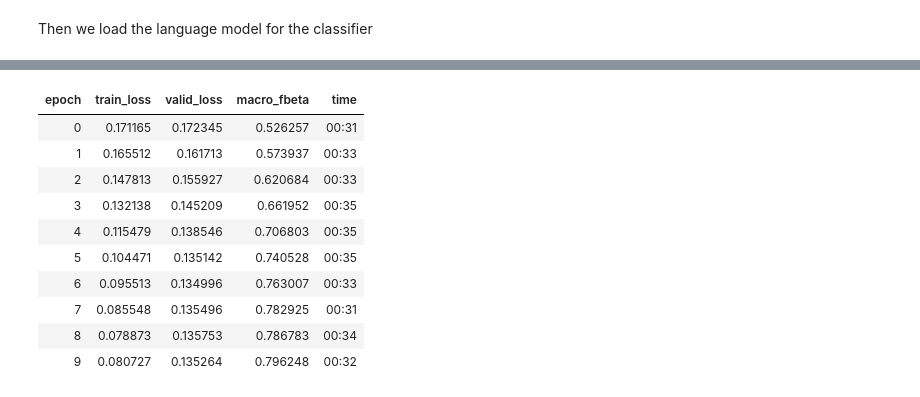
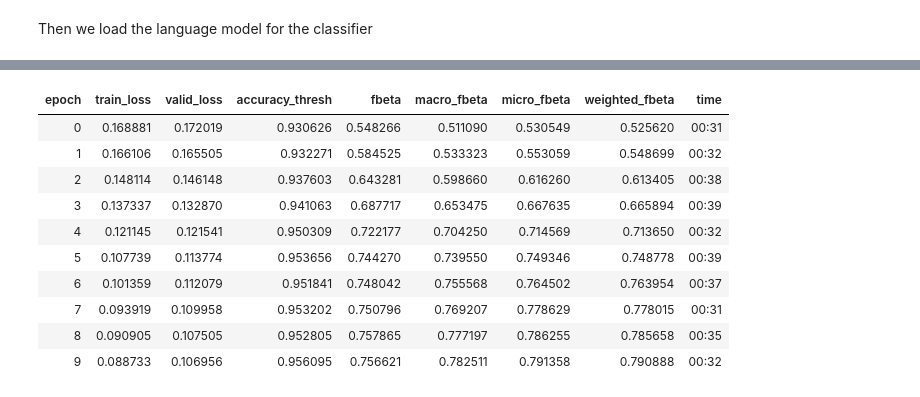
Before and after one commit to vondersam/sdgs_text_classifier, a Jupyter notebook: experiments/sdgs_lstm.ipynb, the cells around one changed output, grey strips where cells are left out. Drawn from its saved outputs; the diff is of its cells as text; code cells hidden in the pictures.

```diff
--- a/experiments/sdgs_lstm.ipynb
+++ b/experiments/sdgs_lstm.ipynb
@@ -140,11 +166,14 @@ data_clas.save('data_clas_export.pkl')
 # %%
 #data_clas = load_data(path, 'data_clas_export.pkl', bs=16)
 # %%
+acc_02 = partial(accuracy_thresh, thresh=0.2)
+f_score = partial(fbeta, thresh=0.2)
 
-F1 = partial(MultiLabelFbeta, average="macro")
-#acc_02 = partial(accuracy_thresh, thresh=0.2)
-#f_score = partial(fbeta, thresh=0.2)
-learn = text_classifier_learner(data_clas, AWD_LSTM, drop_mult=0.5, callback_fns=[F1])
+F1macro = partial(MultiLabelFbeta, average="macro")
+F1micro = partial(MultiLabelFbeta, average="micro")
+F1weighted = partial(MultiLabelFbeta, average="weighted")
+
+learn = text_classifier_learner(data_clas, AWD_LSTM, drop_mult=0.5, metrics=[acc_02, f_score], callback_fns=[F1macro, F1micro, F1weighted])
 learn.load_encoder('ft_enc')
 learn.freeze()
 # %%
@@ -183,18 +251,18 @@ learn.load('third')
 # %%
 learn.unfreeze()
-learn.fit_one_cycle(2, slice(1e-3/(2.6**4),1e-3), moms=0.8,0.7)
+learn.fit_one_cycle(10, slice(1e-3/(2.6**4),1e-3), moms=(0.8, 0.7))
 # %% [output]
-| epoch | train_loss | valid_loss | macro_fbeta | time |
-| 0 | 0.171165 | 0.172345 | 0.526257 | 00:31 |
-| 1 | 0.165512 | 0.161713 | 0.573937 | 00:33 |
-| 2 | 0.147813 | 0.155927 | 0.620684 | 00:33 |
-| 3 | 0.132138 | 0.145209 | 0.661952 | 00:35 |
-| 4 | 0.115479 | 0.138546 | 0.706803 | 00:35 |
-| 5 | 0.104471 | 0.135142 | 0.740528 | 00:35 |
-| 6 | 0.095513 | 0.134996 | 0.763007 | 00:33 |
-| 7 | 0.085548 | 0.135496 | 0.782925 | 00:31 |
-| 8 | 0.078873 | 0.135753 | 0.786783 | 00:34 |
-| 9 | 0.080727 | 0.135264 | 0.796248 | 00:32 |
+| epoch | train_loss | valid_loss | accuracy_thresh | fbeta | macro_fbeta | micro_fbeta | weighted_fbeta | time |
+| 0 | 0.168881 | 0.172019 | 0.930626 | 0.548266 | 0.511090 | 0.530549 | 0.525620 | 00:31 |
+| 1 | 0.166106 | 0.165505 | 0.932271 | 0.584525 | 0.533323 | 0.553059 | 0.548699 | 00:32 |
+| 2 | 0.148114 | 0.146148 | 0.937603 | 0.643281 | 0.598660 | 0.616260 | 0.613405 | 00:38 |
+| 3 | 0.137337 | 0.132870 | 0.941063 | 0.687717 | 0.653475 | 0.667635 | 0.665894 | 00:39 |
+| 4 | 0.121145 | 0.121541 | 0.950309 | 0.722177 | 0.704250 | 0.714569 | 0.713650 | 00:32 |
+| 5 | 0.107739 | 0.113774 | 0.953656 | 0.744270 | 0.739550 | 0.749346 | 0.748778 | 00:39 |
+| 6 | 0.101359 | 0.112079 | 0.951841 | 0.748042 | 0.755568 | 0.764502 | 0.763954 | 00:37 |
+| 7 | 0.093919 | 0.109958 | 0.953202 | 0.750796 | 0.769207 | 0.778629 | 0.778015 | 00:31 |
+| 8 | 0.090905 | 0.107505 | 0.952805 | 0.757865 | 0.777197 | 0.786255 | 0.785658 | 00:35 |
+| 9 | 0.088733 | 0.106956 | 0.956095 | 0.756621 | 0.782511 | 0.791358 | 0.790888 | 00:32 |
 # %%
 learn.save('fourth')
 # %%
```
Also changed, not shown: parts of 20 cells of this notebook.
